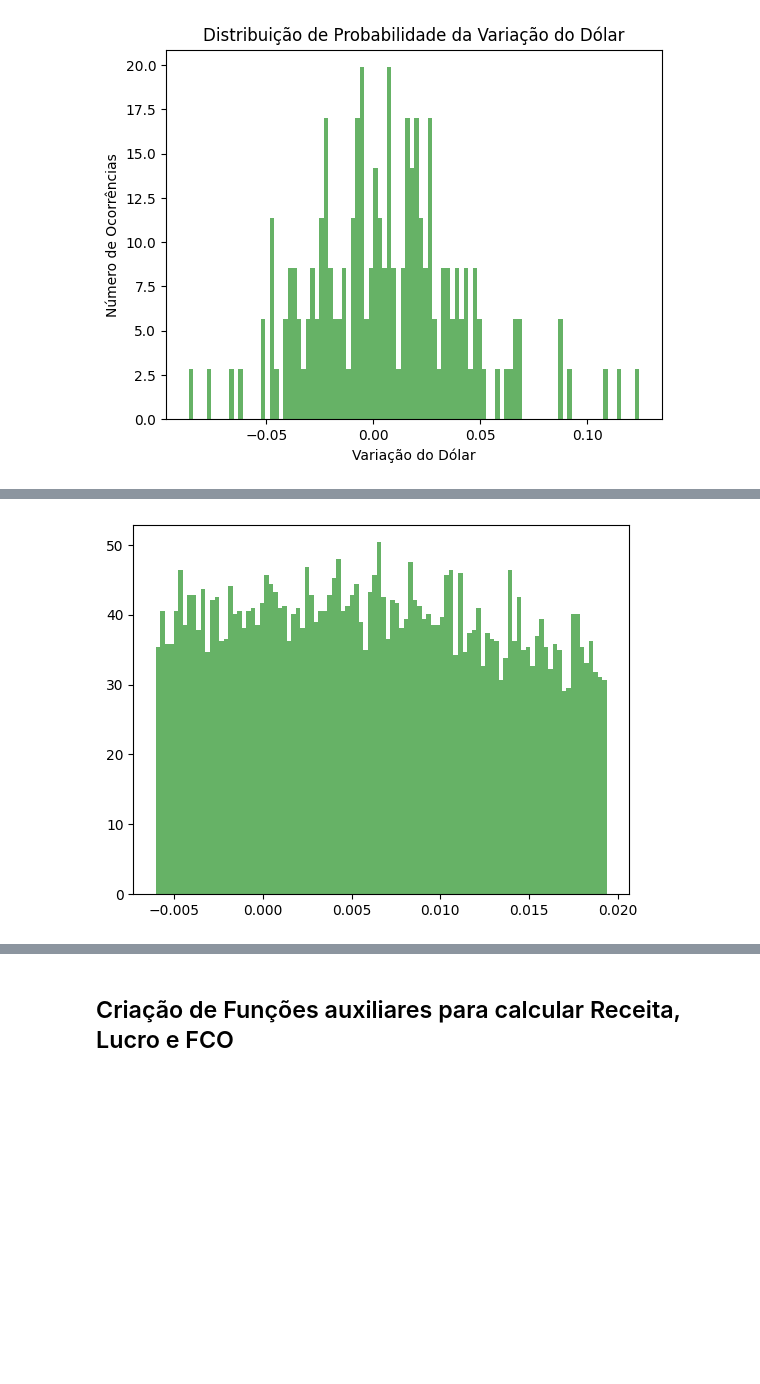
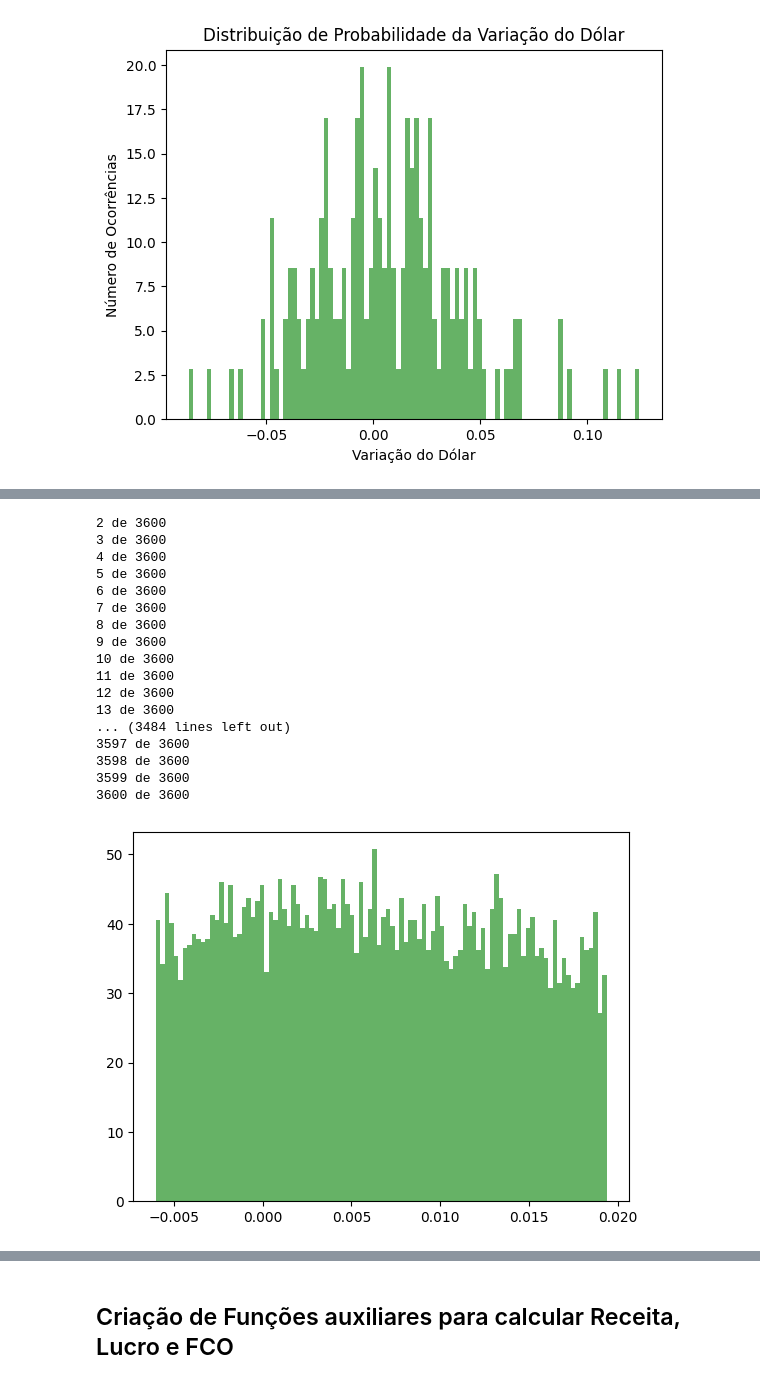
Before and after one commit to rikMath/fco-optimization, a Jupyter notebook: otimizacao-multiobjetivo.ipynb, the cells around one changed output, grey strips where cells are left out. Drawn from its saved outputs; the diff is of its cells as text; code cells hidden in the pictures; blank space fills up the shorter version.

```diff
--- a/otimizacao-multiobjetivo.ipynb
+++ b/otimizacao-multiobjetivo.ipynb
@@ -14,7 +14,7 @@ variable_expenses_percentage = 0.1  # Percentual de custos variáveis
 taxes_percentage = 0.1  # Percentual de impostos sobre vendas, neste caso consideramos uma empresa que opera em lucro presumido
 CF = 10000    # Custo fixo mensal
 DF = 10000    # Despesa fixa mensal
-theta_AR = 1
+theta_AR = 1.5
 theta_I = 1
 theta_AP = 1
 
@@ -22,7 +22,7 @@ theta_AP = 1
 P_min = 50
 P_max = 50
 Q_min = 3000
-Q_max = 10000
+Q_max = 50000
 
 # Variação inicial da NCG (exemplo)
 initial_NCG = 50 * 10000 - 247500
@@ -32,11 +32,15 @@ initial_inventory = 50000
 months_future_FCO = 12
 
 # Taxa de Incremento do Lucro
-profit_increment_rate = 0.95
+profit_increment_rate = 0.7 #0.7
+growth_rate = 1.3 #1.3
 
 # Value at risk
 alpha_var = 0.05
 epsilon_var = 10000  # Valor inicial, será atualizado no loop
+
+# Taxa de Desconto
+GAMMA = 0.01
 # %% [markdown]
 # Modelo Determinístico
 # %%
@@ -332,3 +456,17 @@ target_kurtosis = np.mean((dolar_mean_variation - target_mean)**4) / target_vari
+# %%
+# scenarios_alt = np.zeros((scenarios, T))
+
+scenarios_data = all_data.reshape(scenarios, (T-1)).tolist()
+
+values = []
+dolar_affect_parameter = 0.5
+for i in range(scenarios):
+    values_list = [initial_variable_costs]
+    for t in range(1, T):
+        values_list.append(values_list[t-1] + scenarios_data[i][t-1] * dolar_affect_parameter)
+    values.append(values_list)
+
+scenarios_data = values
 # %%
 import statsmodels.sandbox.distributions.extras as extras
 import scipy.interpolate as interpolate
@@ -348,26 +486,44 @@ def generate_normal_four_moments(mu, sigma, skew, kurt, size=10000, sd_wide=10):
 # %%
 data = generate_normal_four_moments(mu=target_mean, sigma=target_variance, skew=target_skewness, kurt=target_kurtosis)
 
 # plot the histogram
 plt.hist(data, bins=100, density=True, alpha=0.6, color='g')
 
 # Criando para 5 cenários
-scenarios = 50
-scenarios_data = []
+scenarios_alt = 100
+scenarios_data_old = []
 
 initial_variable_costs = 0.25
 dolar_affect_parameter = 1
-for i in range(scenarios):
+for i in range(scenarios_alt):
     scenario_data = []
     for j in range(1, T+1):
         if j == 1:
             scenario_data.append(initial_variable_costs)
             continue
 
         data = generate_normal_four_moments(mu=target_mean, sigma=target_variance, skew=target_skewness, kurt=target_kurtosis, size=1)[0]
         data = scenario_data[-1] + data * dolar_affect_parameter
         scenario_data.append(data)
+        print(f'{i*T+j} de {scenarios_alt*T}')
 
-    scenarios_data.append(scenario_data)
+    scenarios_data_old.append(scenario_data)
 # %% [output]
+2 de 3600
+3 de 3600
+4 de 3600
+5 de 3600
+6 de 3600
+7 de 3600
+8 de 3600
+9 de 3600
+10 de 3600
+11 de 3600
+12 de 3600
+13 de 3600
+... (3484 lines left out)
+3597 de 3600
+3598 de 3600
+3599 de 3600
+3600 de 3600
-[figure, old version]
+[figure, new version]
```
Also changed, not shown: parts of 66 cells of this notebook, 5 other files.
